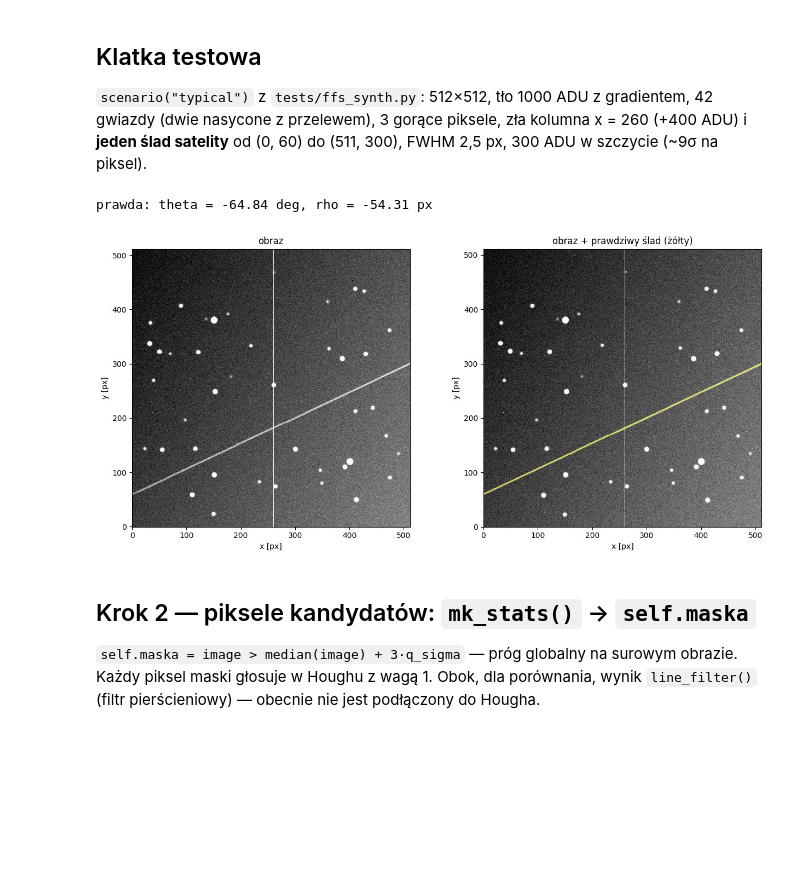
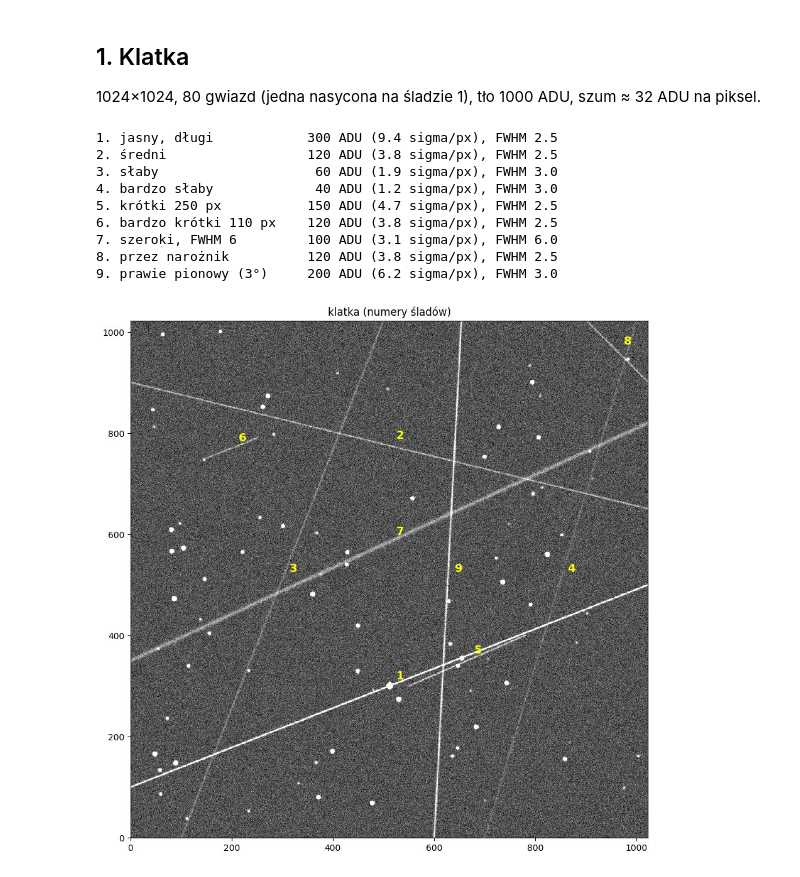
Before and after one commit to araucaria-project/pyaraucaria, a Jupyter notebook: examples/ffs_satellites.ipynb, the cells around one changed output. Drawn from its saved outputs; the diff is of its cells as text; code cells hidden in the pictures; blank space fills up the shorter version.

```diff
--- a/examples/ffs_satellites.ipynb
+++ b/examples/ffs_satellites.ipynb
@@ -81,29 +54,47 @@ def same_line(rho, theta, rho_t, theta_t):
-# %% [markdown]
-## Klatka testowa
-
-`scenario("typical")` z `tests/ffs_synth.py`: 512×512, tło 1000 ADU z gradientem,
-42 gwiazdy (dwie nasycone z przelewem), 3 gorące piksele, zła kolumna x = 260 (+400 ADU)
-i **jeden ślad satelity** od (0, 60) do (511, 300), FWHM 2,5 px, 300 ADU w szczycie
-(~9σ na piksel).
-# %%
-frame = ffs_synth.scenario("typical")
-image = frame.image
-trail = frame.truth["lines"][0]
-theta_t, rho_t = line_params(trail["x0"], trail["y0"], trail["x1"], trail["y1"])
-print(f"prawda: theta = {np.rad2deg(theta_t):.2f} deg, rho = {rho_t:.2f} px")
-
-fig, axes = plt.subplots(1, 2, figsize=(13, 6))
-show(image, axes[0], "obraz")
-show(image, axes[1], "obraz + prawdziwy ślad (żółty)")
-axes[1].plot(*line_xy(rho_t, theta_t), color="yellow", lw=0.8)
-axes[1].set_xlim(0, 511); axes[1].set_ylim(0, 511)
-plt.tight_layout()
-# %% [output]
-prawda: theta = -64.84 deg, rho = -54.31 px
-[figure, removed]
-# %% [markdown]
-## Krok 2 — piksele kandydatów: `mk_stats()` → `self.maska`
-
-`self.maska = image > median(image) + 3·q_sigma` — próg globalny na surowym obrazie.
-Każdy piksel maski głosuje w Houghu z wagą 1. Obok, dla porównania, wynik `line_filter()`
-(filtr pierścieniowy) — obecnie nie jest podłączony do Hougha.
+# %% [markdown]
+## 1. Klatka
+
+1024×1024, 80 gwiazd (jedna nasycona na śladzie 1), tło 1000 ADU, szum ≈ 32 ADU na piksel.
+# %%
+def trail(name, x0, y0, x1, y1, flux, width=2.5):
+    return dict(name=name, x0=x0, y0=y0, x1=x1, y1=y1, flux=flux, width=width)
+
+
+TRAILS = [
+    trail("jasny, długi",           0, 100, 1023, 500, 300),
+    trail("średni",                 0, 900, 1023, 650, 120),
+    trail("słaby",                100,   0,  500, 1023, 60, 3.0),
+    trail("bardzo słaby",         700,   0, 1000, 1023, 40, 3.0),
+    trail("krótki 250 px",        550, 300,  780,  400, 150),
+    trail("bardzo krótki 110 px", 150, 750,  250,  790, 120),
+    trail("szeroki, FWHM 6",        0, 350, 1023,  820, 100, 6.0),
+    trail("przez narożnik",       900, 1023, 1023, 900, 120),
+    trail("prawie pionowy (3°)",  600,   0, 653.6, 1023, 200, 3.0),
+]
+SHAPE = (1024, 1024)
+stars = ffs_synth.star_field(n=80, shape=SHAPE, seed=11) + [dict(x=512.0, y=300.2, flux=4e6, fwhm=4.0)]
+frame = ffs_synth.make_frame(shape=SHAPE, stars=stars, sky=1000, saturation=45000,
+                             lines=[{k: v for k, v in t.items() if k != "name"} for t in TRAILS], seed=12)
+image = frame.image
+
+for i, t in enumerate(TRAILS, 1):
+    print(f"{i}. {t['name']:22s} {t['flux']:4.0f} ADU ({t['flux'] / 32:.1f} sigma/px), FWHM {t['width']}")
+
+fig, ax = plt.subplots(figsize=(9, 9))
+show(image, ax, "klatka (numery śladów)")
+for i, t in enumerate(TRAILS, 1):
+    ax.annotate(str(i), ((t["x0"] + t["x1"]) / 2, (t["y0"] + t["y1"]) / 2), color="yellow",
+                fontsize=13, fontweight="bold", xytext=(8, 8), textcoords="offset points")
+ax.set_xlim(0, SHAPE[1] - 1); ax.set_ylim(0, SHAPE[0] - 1)
+plt.tight_layout()
+# %% [output]
+1. jasny, długi            300 ADU (9.4 sigma/px), FWHM 2.5
+2. średni                  120 ADU (3.8 sigma/px), FWHM 2.5
+3. słaby                    60 ADU (1.9 sigma/px), FWHM 3.0
+4. bardzo słaby             40 ADU (1.2 sigma/px), FWHM 3.0
+5. krótki 250 px           150 ADU (4.7 sigma/px), FWHM 2.5
+6. bardzo krótki 110 px    120 ADU (3.8 sigma/px), FWHM 2.5
+7. szeroki, FWHM 6         100 ADU (3.1 sigma/px), FWHM 6.0
+8. przez narożnik          120 ADU (3.8 sigma/px), FWHM 2.5
+9. prawie pionowy (3°)     200 ADU (6.2 sigma/px), FWHM 3.0
+[figure, added]
```
Also changed, not shown: parts of 24 cells of this notebook, 2 other files.
